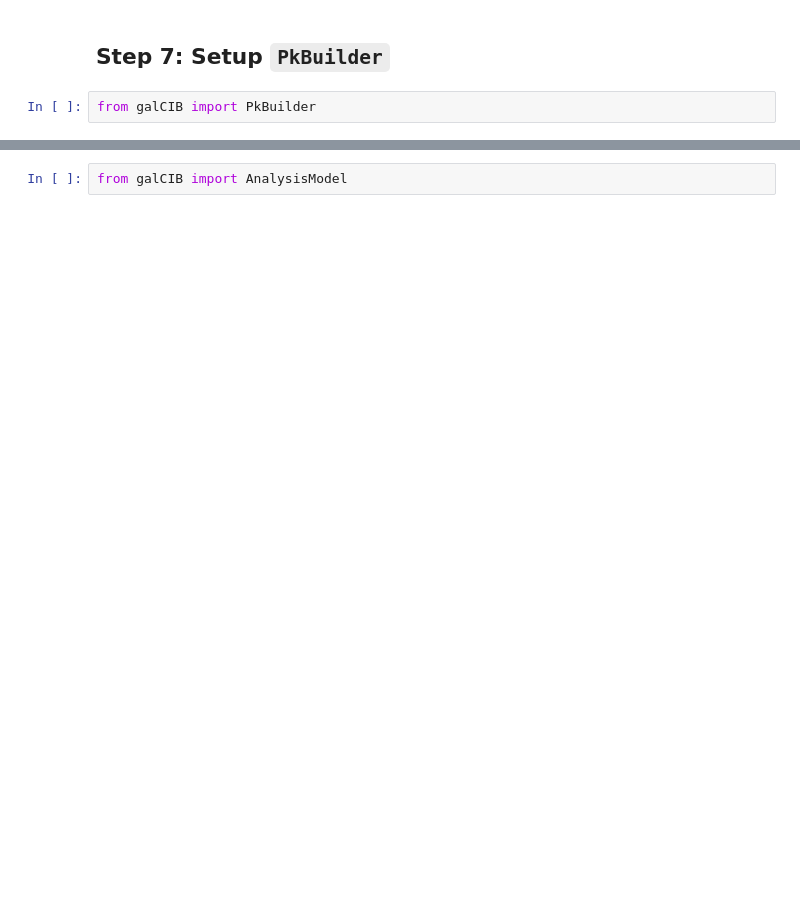
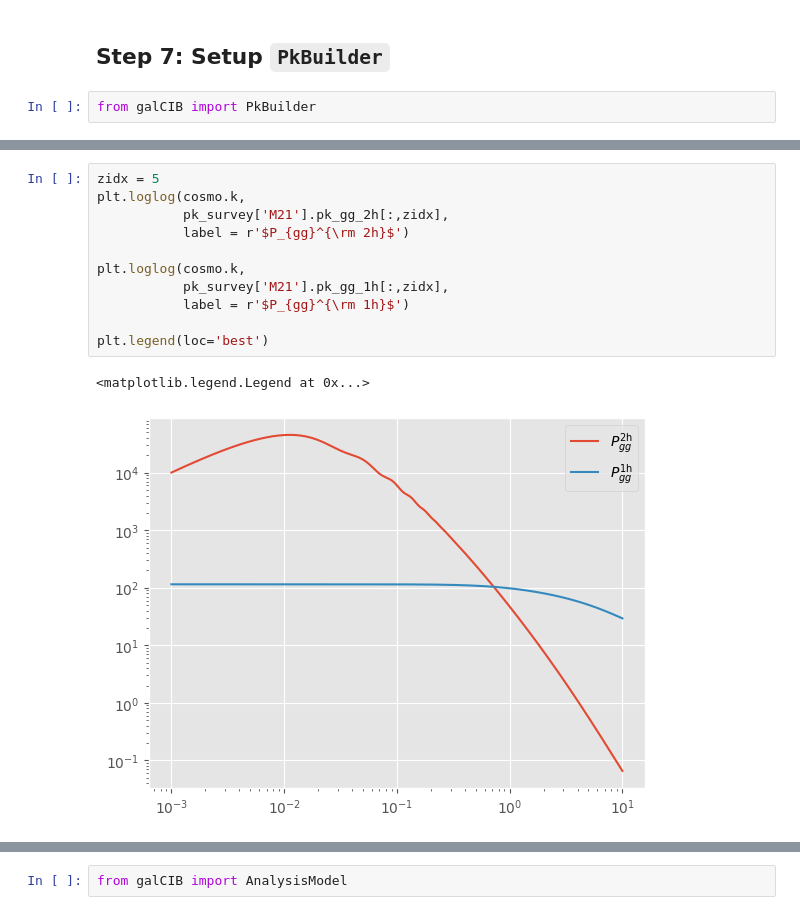
Before and after one commit to destrys/galCIB, a Jupyter notebook: notebooks/scratch-temp.ipynb, the cells around one changed output, grey strips where cells are left out. Saved outputs shown, nothing was run; the diff lists cells and outputs as text; blank space fills up the shorter version.

```diff
--- a/notebooks/scratch-temp.ipynb
+++ b/notebooks/scratch-temp.ipynb
@@ -192,2 +277,16 @@ pgg, pII, pgI = pk_survey.compute_pk(theta_cen=theta_cen,
+# %%
+zidx = 5
+plt.loglog(cosmo.k,
+           pk_survey['M21'].pk_gg_2h[:,zidx],
+           label = r'$P_{gg}^{\rm 2h}$')
+
+plt.loglog(cosmo.k,
+           pk_survey['M21'].pk_gg_1h[:,zidx],
+           label = r'$P_{gg}^{\rm 1h}$')
+
+plt.legend(loc='best')
+# %% [output]
+<matplotlib.legend.Legend at 0x...>
+[figure, added]
 # %%
 zidx = 5
```
Also changed, not shown: parts of 99 cells of this notebook, 14 other files.
